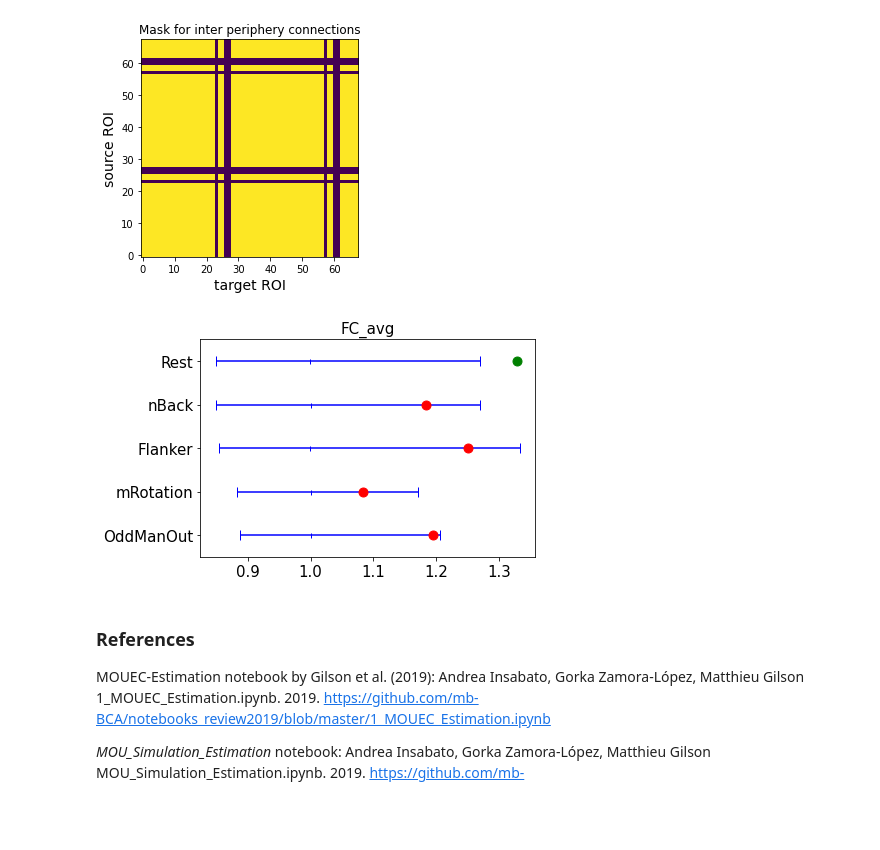
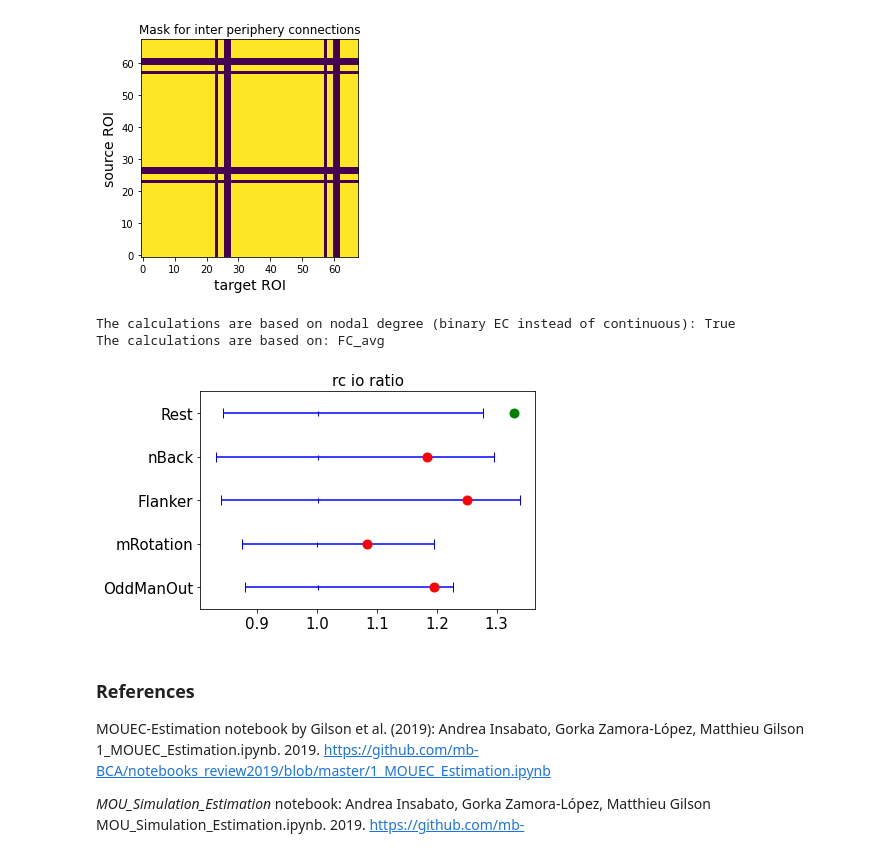
Before and after one commit to bjoernkoehn21/Reproduce-results-from-Senden-paper, a Jupyter notebook: replicate_results_from_Senden_et_al_paper.ipynb, the cells around one changed output. Drawn from its saved outputs; the diff is of its cells as text; code cells hidden in the pictures; blank space fills up the shorter version.

```diff
--- a/replicate_results_from_Senden_et_al_paper.ipynb
+++ b/replicate_results_from_Senden_et_al_paper.ipynb
@@ -540,6 +540,10 @@ run: OddManOut ;         model error, R2: 0.49147192985722105 0.6311124841311608
 
 Finished.
 # %%
+Sigma_mod = np.load(_RES_DIR + 'Sigma_mod.npy')
+J_mod = np.load(_RES_DIR + 'J_mod.npy')
+C_mod = np.copy(J_mod)
+C_mod[:, range(n_rois), range(n_rois)] = 0
 # Plot C-matrix for resting state data.
 plt.figure()
 plt.imshow(C_mod[_I_REST_RUN, :, :], origin='lower', cmap='Reds')
@@ -782,7 +786,7 @@ for i_run in range(n_runs):
         mask_inter_sample = np.zeros([n_rois, n_rois], dtype=bool)
         sample_index_combin = np.array(list(
             itertools.product(i_index_sample, repeat=2))).T
-        mask_inter_rc[sample_index_combin[0], sample_index_combin[1]] = True
+        mask_inter_sample[sample_index_combin[0], sample_index_combin[1]] = True
         # Calculate the ratio of incoming/outgoing EC from and to the sample
         no_inter_sample_connections_C = np.copy(C_mod[i_run, :, :])
         no_inter_sample_connections_C[mask_inter_sample] = 0
@@ -805,30 +809,35 @@ for i_run in range(n_runs):
 # %%
 ## Reproduce FIGURE 3c)
 # Plot CI with marks for the mean and the endpoints
 rankordered_samples = np.sort(samples)
 rankordered_samples = rankordered_samples[:, 25:9975] # 95 percentile
 xerr = rankordered_samples[:,[0,-1]].T
 y = np.linspace(n_runs, 1, n_runs)
 fontsize = 15
+print('The calculations are based on nodal degree (binary EC instead of'
+      ' continuous):', io_based_on_nodal_degree_flag)
+print('The calculations are based on:', optimize_with_FC_version)
 fig = plt.figure()
 plt.hlines(y, xmin=xerr[0, :], xmax=xerr[1, :], color='b')
 plt.plot(xerr.T, y, '|', color='b', markersize=10)
 plt.plot(rankordered_samples.mean(axis=1), y, '|', color='b', markersize=5)
 plt.yticks(y, run_labels, fontsize=fontsize)
 plt.xticks(fontsize=fontsize)
 plt.ylim([0.5, 5.5])
 # Plot RC io ratio (red = not significant, green = significant)
 for i_run in range(n_runs):
     i_io_ratio = rc_ratio_of_total_io[i_run]
     format_string = '.r'
     if i_io_ratio > xerr.T[i_run,1] or i_io_ratio < xerr.T[i_run,0]:
         format_string = '.g'
     plt.plot(i_io_ratio, y[i_run], format_string, markersize=18)
-plt.title(optimize_with_FC_version, fontsize=fontsize)
+plt.title('rc io ratio', fontsize=fontsize)
 plt.show()
 #fig.savefig('rc_significant_choice_nodal_degree_FC_avg.png', bbox_inches='tight')
 # %% [output]
+The calculations are based on nodal degree (binary EC instead of continuous): True
+The calculations are based on: FC_avg
-[figure, old version]
+[figure, new version]
 # %% [markdown]
 ### References
 <a id='references'></a>
```
Also changed, not shown: parts of 1 cell of this notebook, 1 other file.
